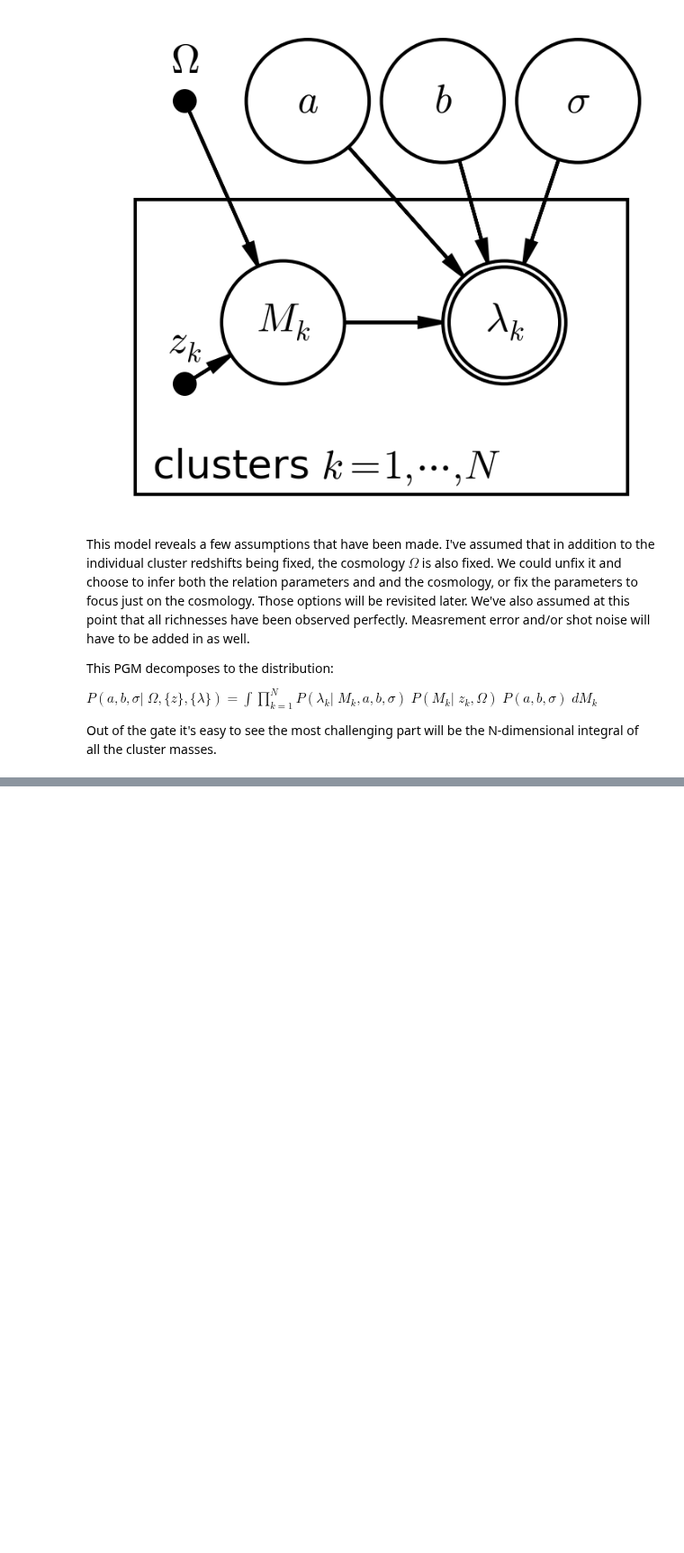
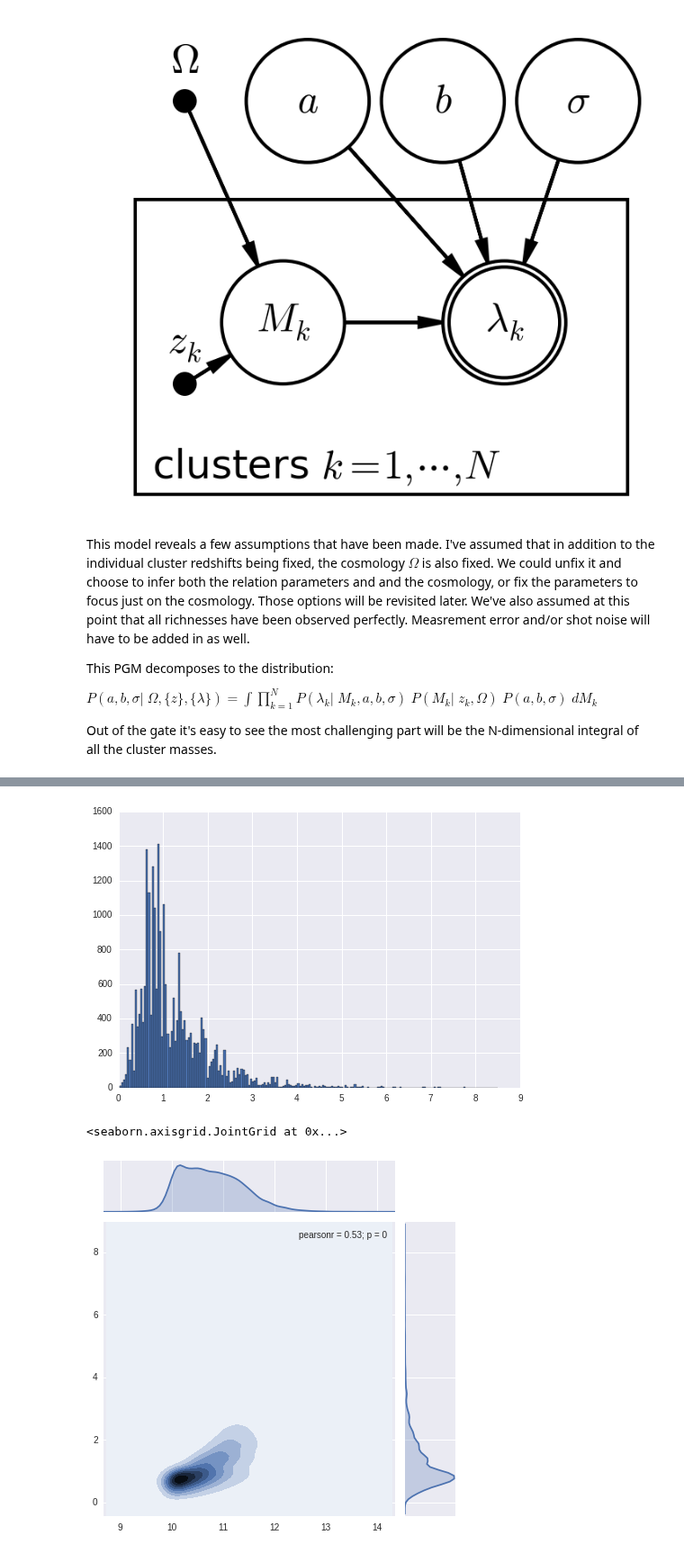
Before and after one commit to Ravirajadrangi/ClusterMassInference, a Jupyter notebook: Project Notebook.ipynb, the cells around one changed output, grey strips where cells are left out. Shown at 90% size. Cells and saved outputs as stored; diff of their text form; code cells hidden in the pictures; blank space fills up the shorter version.

```diff
--- a/Project Notebook.ipynb
+++ b/Project Notebook.ipynb
@@ -68,0 +103,21 @@ Out of the gate it's easy to see the most challenging part will be the N-dimensi
+# %%
+from astropy.io import fits
+hdulist = fits.open('/home/sean/Downloads/Buzzard-highres_galaxies_shmatch.9951.fit')
+dataTable = hdulist[1]
+trueData = dataTable.data
+# %%
+from matplotlib import pyplot as plt
+%matplotlib inline
+import seaborn as sns
+sns.set()
+import numpy as np
+
+plt.hist(trueData['Z'], bins = 200)
+plt.show()
+
+sns.jointplot(np.log10(trueData['M200']), trueData['Z'], kind = 'kde')
+#Sorry no axes labels, x is logM200 and y is redshift
+# %% [output]
+[figure, added]
+<seaborn.axisgrid.JointGrid at 0x...>
+[figure, added]
```
Also changed, not shown: parts of 9 cells of this notebook, 1 other file.
